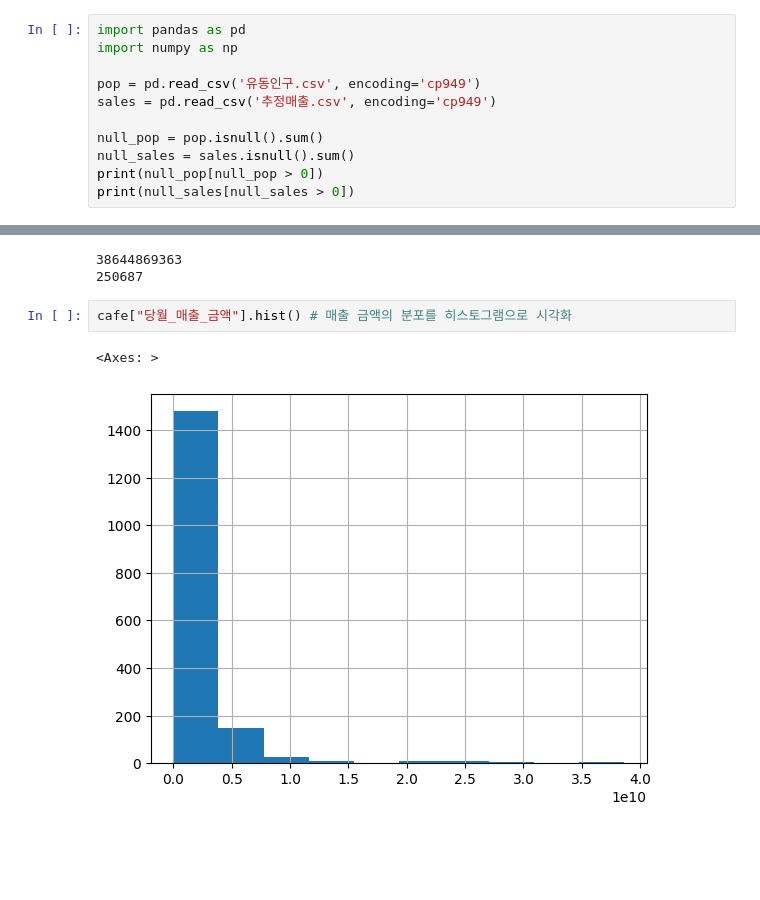
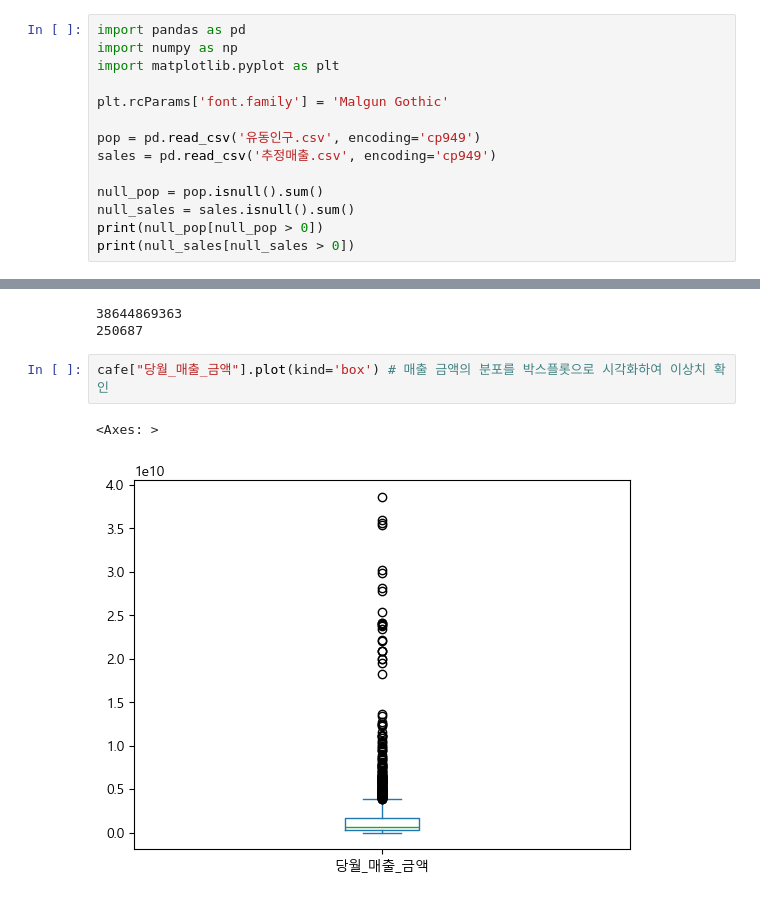
Before and after one commit to zugzwang24/T_sum, a Jupyter notebook: step.ipynb, the cells around one changed output, grey strips where cells are left out. Drawn from its saved outputs; the diff is of its cells as text; blank space fills up the shorter version.

```diff
--- a/step.ipynb
+++ b/step.ipynb
@@ -1,6 +1,9 @@
 # %%
 import pandas as pd
 import numpy as np
+import matplotlib.pyplot as plt
+
+plt.rcParams['font.family'] = 'Malgun Gothic'
 
 pop = pd.read_csv('유동인구.csv', encoding='cp949')
 sales = pd.read_csv('추정매출.csv', encoding='cp949')
@@ -188,8 +191,8 @@ print(cafe["당월_매출_금액"].min()) # 매출 금액의 최소값
 # %% [output]
 38644869363
 250687
-# %%
-cafe["당월_매출_금액"].hist() # 매출 금액의 분포를 히스토그램으로 시각화
-# %% [output]
-<Axes: >
-[figure, removed]
+# %%
+cafe["당월_매출_금액"].plot(kind='box') # 매출 금액의 분포를 박스플롯으로 시각화하여 이상치 확인
+# %% [output]
+<Axes: >
+[figure, added]
```
Also changed, not shown: parts of 7 cells of this notebook.
